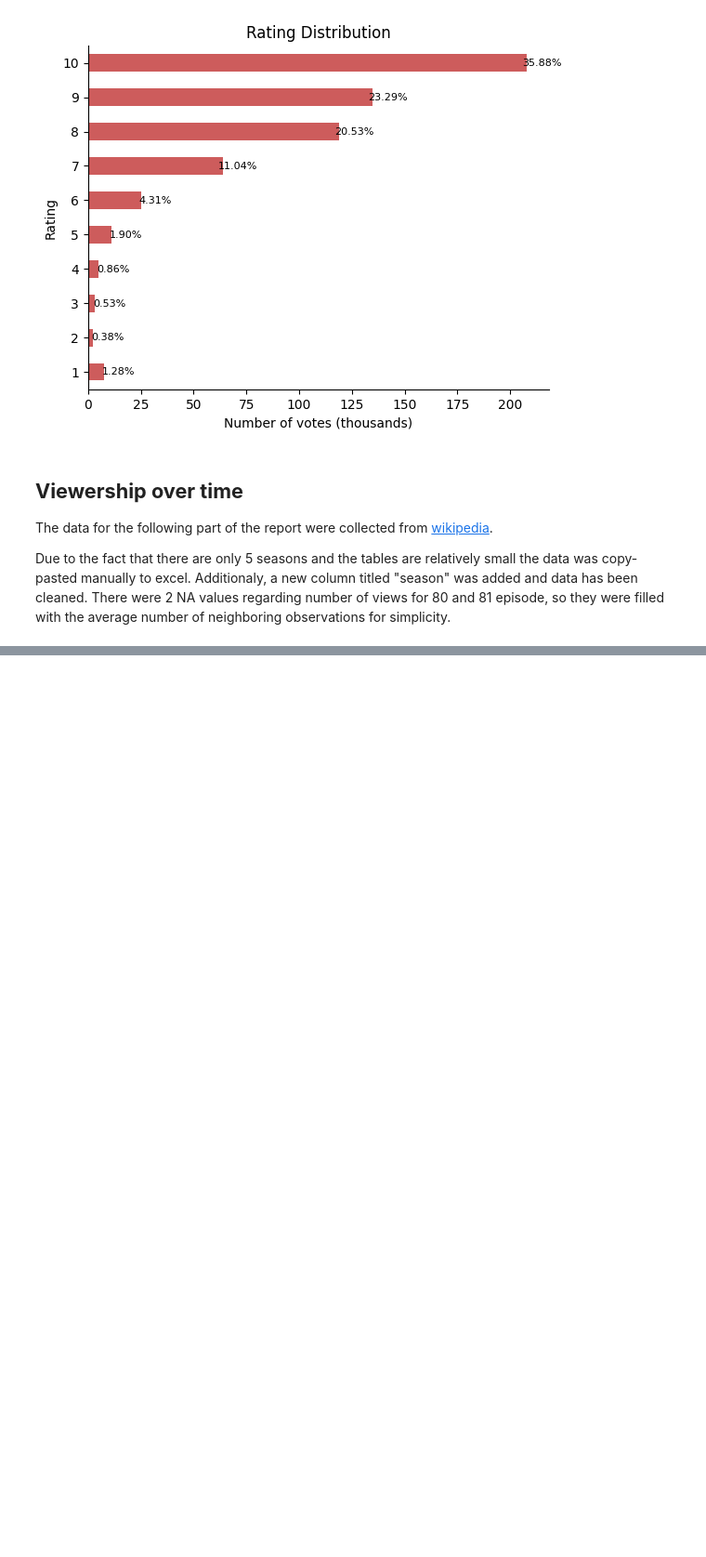
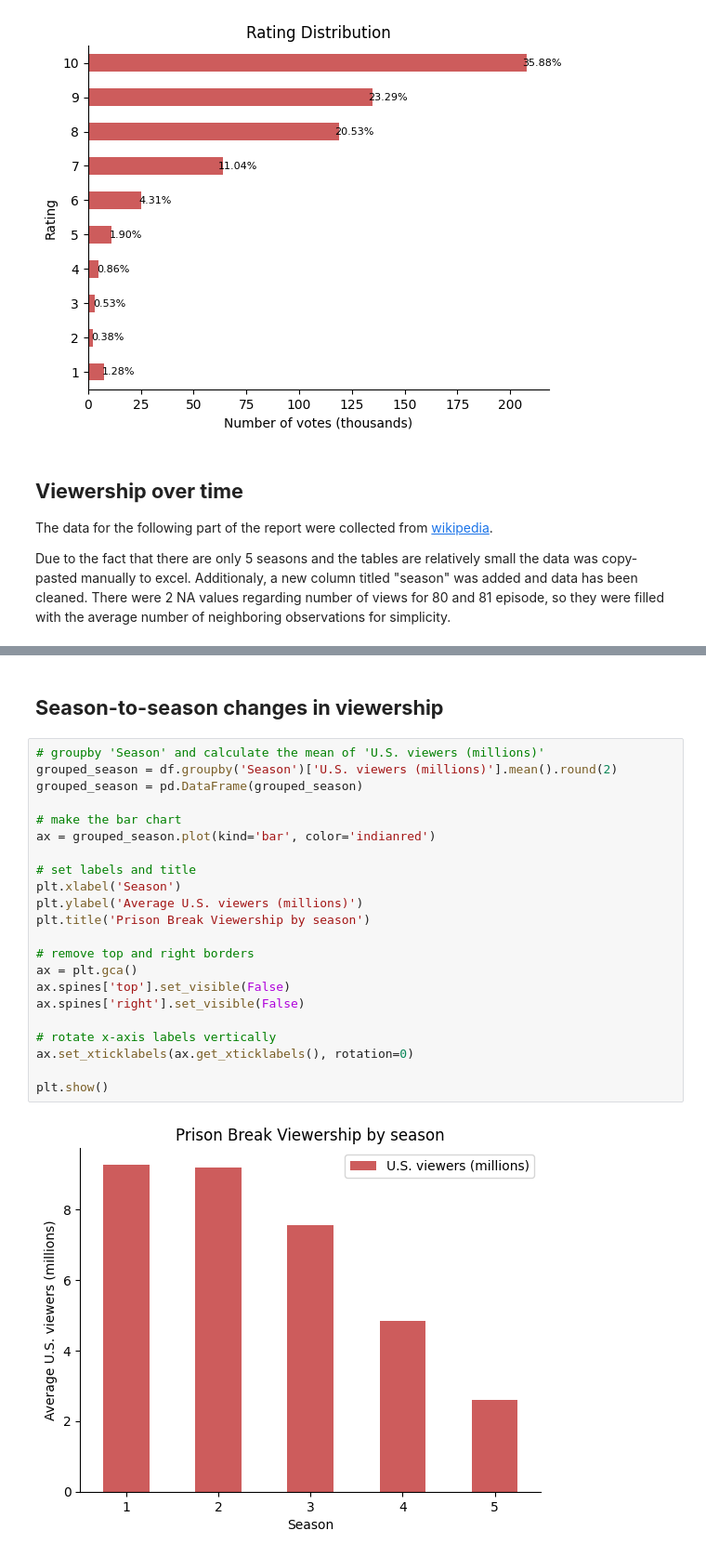
Before and after one commit to KacpiPL/prison_break_report, a Jupyter notebook: prison_break_report.ipynb, the cells around one changed output, grey strips where cells are left out. Shown: that part at 93% size. Cells and saved outputs as stored; diff of their text form; blank space fills up the shorter version.

Commit message:
Add a graph of season-to-season mean viewership

```diff
--- a/prison_break_report.ipynb
+++ b/prison_break_report.ipynb
@@ -95,3 +95,29 @@ ax.spines['right'].set_visible(False)
 plt.show()
 # %% [output]
 [figure]
+# %% [markdown]
+## **Season-to-season changes in viewership**
+# %%
+# groupby 'Season' and calculate the mean of 'U.S. viewers (millions)'
+grouped_season = df.groupby('Season')['U.S. viewers (millions)'].mean().round(2)
+grouped_season = pd.DataFrame(grouped_season)
+
+# make the bar chart
+ax = grouped_season.plot(kind='bar', color='indianred')
+
+# set labels and title
+plt.xlabel('Season')
+plt.ylabel('Average U.S. viewers (millions)')
+plt.title('Prison Break Viewership by season')
+
+# remove top and right borders
+ax = plt.gca()
+ax.spines['top'].set_visible(False)
+ax.spines['right'].set_visible(False)
+
+# rotate x-axis labels vertically
+ax.set_xticklabels(ax.get_xticklabels(), rotation=0)
+
+plt.show()
+# %% [output]
+[figure, added]
```
Also changed, not shown: parts of 2 cells of this notebook.
